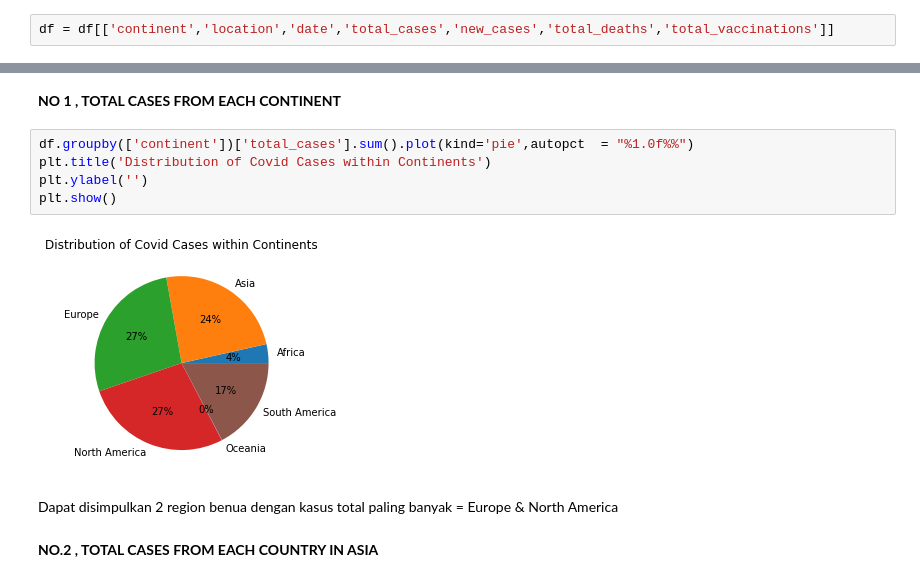
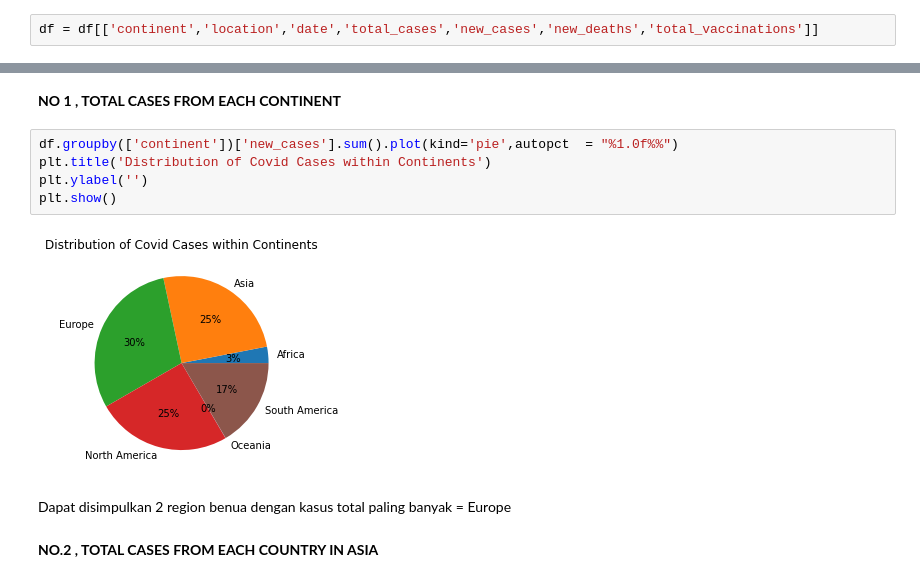
Before and after one commit to patrickamadeus/covid, a Jupyter notebook: covid.ipynb, the cells around one changed output, grey strips where cells are left out. Cells and saved outputs as stored; diff of their text form.

```diff
--- a/covid.ipynb
+++ b/covid.ipynb
@@ -44,7 +43,7 @@ Index(['iso_code', 'continent', 'location', 'date', 'total_cases', 'new_cases',
 # %% [markdown]
 Persempit Data agar hanya berisi kolom yang dibutuhkan untuk analisis data
 # %%
-df = df[['continent','location','date','total_cases','new_cases','total_deaths','total_vaccinations']]
+df = df[['continent','location','date','total_cases','new_cases','new_deaths','total_vaccinations']]
 # %% [markdown]
 ***NaN replacing section***
 # %%
@@ -57,14 +56,14 @@ See the caveats in the documentation: https://pandas.pydata.org/pandas-docs/stab
 # %% [markdown]
 **NO 1 , TOTAL CASES FROM EACH CONTINENT**
 # %%
-df.groupby(['continent'])['total_cases'].sum().plot(kind='pie',autopct  = "%1.0f%%")
+df.groupby(['continent'])['new_cases'].sum().plot(kind='pie',autopct  = "%1.0f%%")
 plt.title('Distribution of Covid Cases within Continents')
 plt.ylabel('')
 plt.show()
 # %% [output]
-[figure, old version]
+[figure, new version]
 # %% [markdown]
-Dapat disimpulkan 2 region benua dengan kasus total paling banyak = Europe & North America
+Dapat disimpulkan 2 region benua dengan kasus total paling banyak = Europe
 # %% [markdown]
 **NO.2 , TOTAL CASES FROM EACH COUNTRY IN ASIA**
 # %%
```
Also changed, not shown: parts of 5 cells of this notebook.
